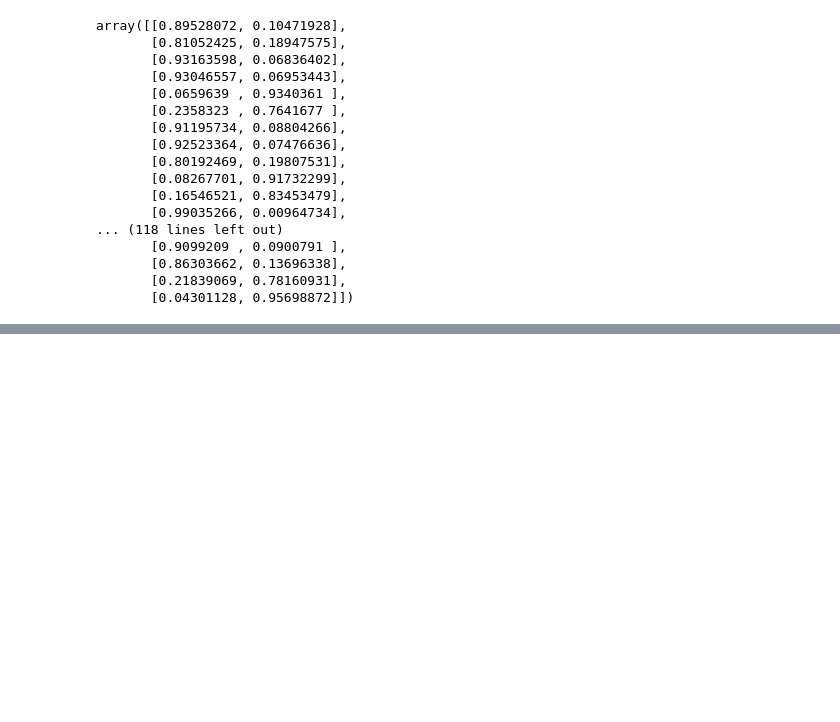
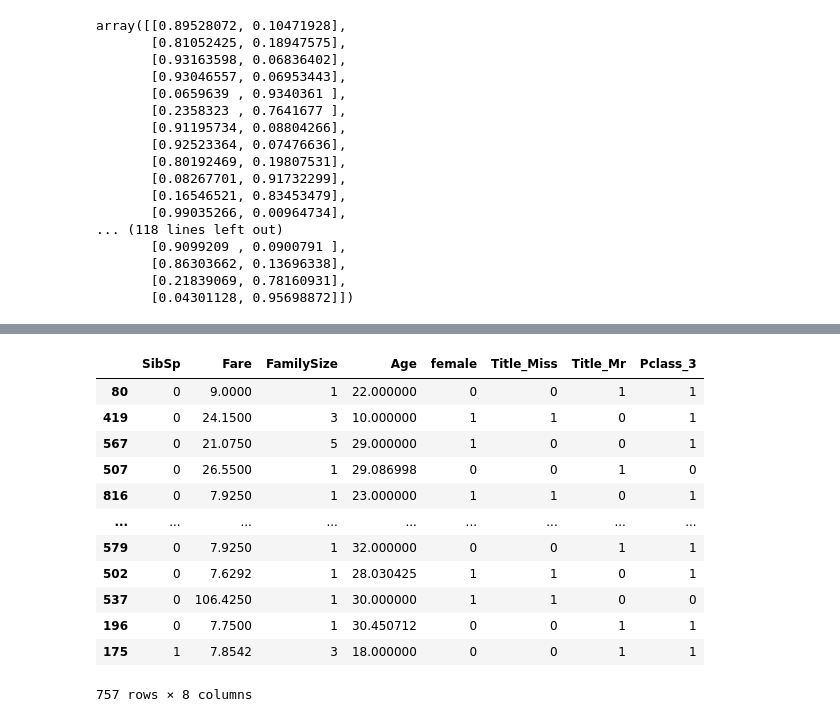
Before and after one commit to Senonino/data-ber-01-20, a Jupyter notebook: Notes/module_3/week_7/3_machine_learning-feature_engineering.ipynb, the cells around one changed output, grey strips where cells are left out. Cells and saved outputs as stored; diff of their text form; code cells hidden in the pictures; blank space fills up the shorter version.

```diff
--- a/Notes/module_3/week_7/3_machine_learning-feature_engineering.ipynb
+++ b/Notes/module_3/week_7/3_machine_learning-feature_engineering.ipynb
@@ -667,0 +840,6 @@ We have our baseline. From here, we want to improve it
+# %%
+selector_rf = RFECV(models["Random Forest"],
+                    cv=5,
+                    scoring="balanced_accuracy")
+# %%
+selector_rf.fit(train_X, train_y)
@@ -667,0 +922,25 @@ We have our baseline. From here, we want to improve it
+# %%
+models_1 = models.copy()
+models_1["Random Forest"] = RandomForestClassifier(n_estimators=1000, n_jobs=-1)
+# %%
+selector_rf_1 = RFECV(models_1["Random Forest"],
+                      cv=5,
+                      scoring="balanced_accuracy")
+selector_rf_1.fit(train_X, train_y)
+train_X3 = train_X[train_X.columns[selector_rf_1.get_support()]]
+# %%
+train_X3
+# %% [output]
+|  | SibSp | Fare | FamilySize | Age | female | Title_Miss | Title_Mr | Pclass_3 |
+| 80 | 0 | 9.0000 | 1 | 22.000000 | 0 | 0 | 1 | 1 |
+| 419 | 0 | 24.1500 | 3 | 10.000000 | 1 | 1 | 0 | 1 |
+| 567 | 0 | 21.0750 | 5 | 29.000000 | 1 | 0 | 0 | 1 |
+| 507 | 0 | 26.5500 | 1 | 29.086998 | 0 | 0 | 1 | 0 |
+| 816 | 0 | 7.9250 | 1 | 23.000000 | 1 | 1 | 0 | 1 |
+| ... | ... | ... | ... | ... | ... | ... | ... | ... |
+| 579 | 0 | 7.9250 | 1 | 32.000000 | 0 | 0 | 1 | 1 |
+| 502 | 0 | 7.6292 | 1 | 28.030425 | 1 | 1 | 0 | 1 |
+| 537 | 0 | 106.4250 | 1 | 30.000000 | 1 | 1 | 0 | 0 |
+| 196 | 0 | 7.7500 | 1 | 30.450712 | 0 | 0 | 1 | 1 |
+| 175 | 1 | 7.8542 | 3 | 18.000000 | 0 | 0 | 1 | 1 |
+757 rows × 8 columns
```
Also changed, not shown: parts of 53 cells of this notebook.
